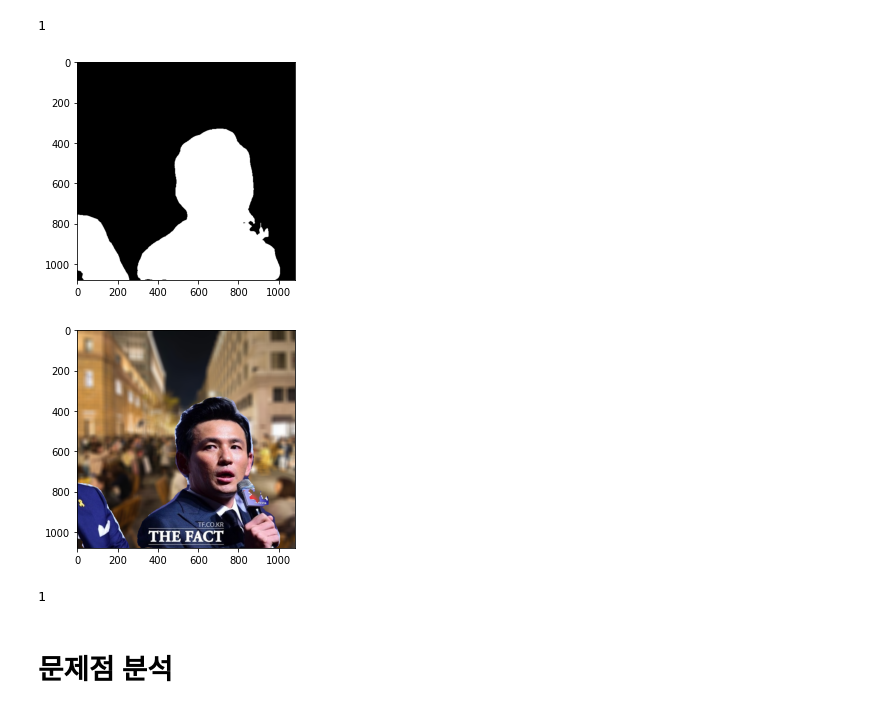
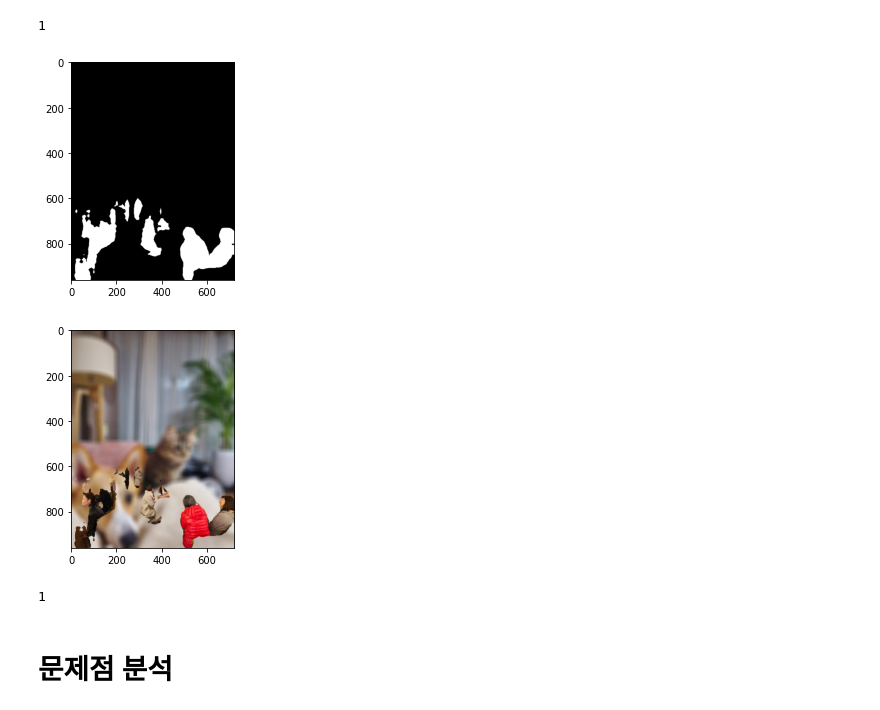
Before and after one commit to hjkornn-phys/Aiffel-Exploration-projects, a Jupyter notebook: Exploration_8/Ex8 _Shallow_Focus.ipynb, the cells around one changed output. Saved outputs shown, nothing was run; the diff lists cells and outputs as text; code cells hidden in the pictures.

```diff
--- a/Exploration_8/Ex8 _Shallow_Focus.ipynb
+++ b/Exploration_8/Ex8 _Shallow_Focus.ipynb
@@ -553,10 +553,10 @@ shallow_focus_chromakey(img_path2, 'person', blur_level=25, bg_img_path=cat_img_
 [figure]
 1
 # %%
-shallow_focus_chromakey(img_path, 'person', blur_level=25, bg_img_path=people_img_path, ratio=1)
+shallow_focus_chromakey(people_img_path, 'person', blur_level=25, bg_img_path=cat_img_path2, ratio=1)
 # %% [output]
-[figure, old version]
+[figure, new version]
-[figure, old version]
+[figure, new version]
 1
 # %% [markdown]
 # 문제점 분석
```
Also changed, not shown: parts of 1 cell of this notebook.
